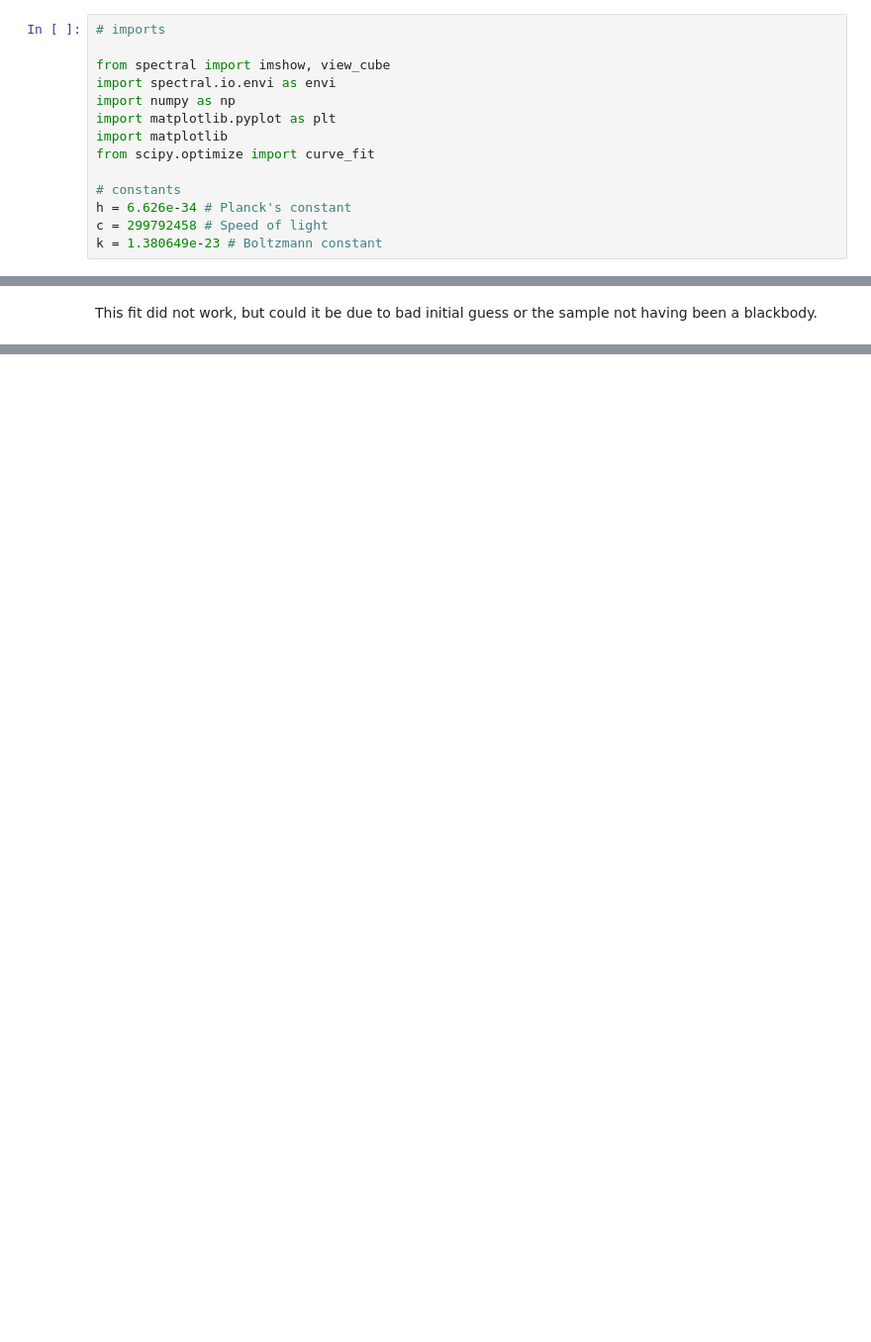
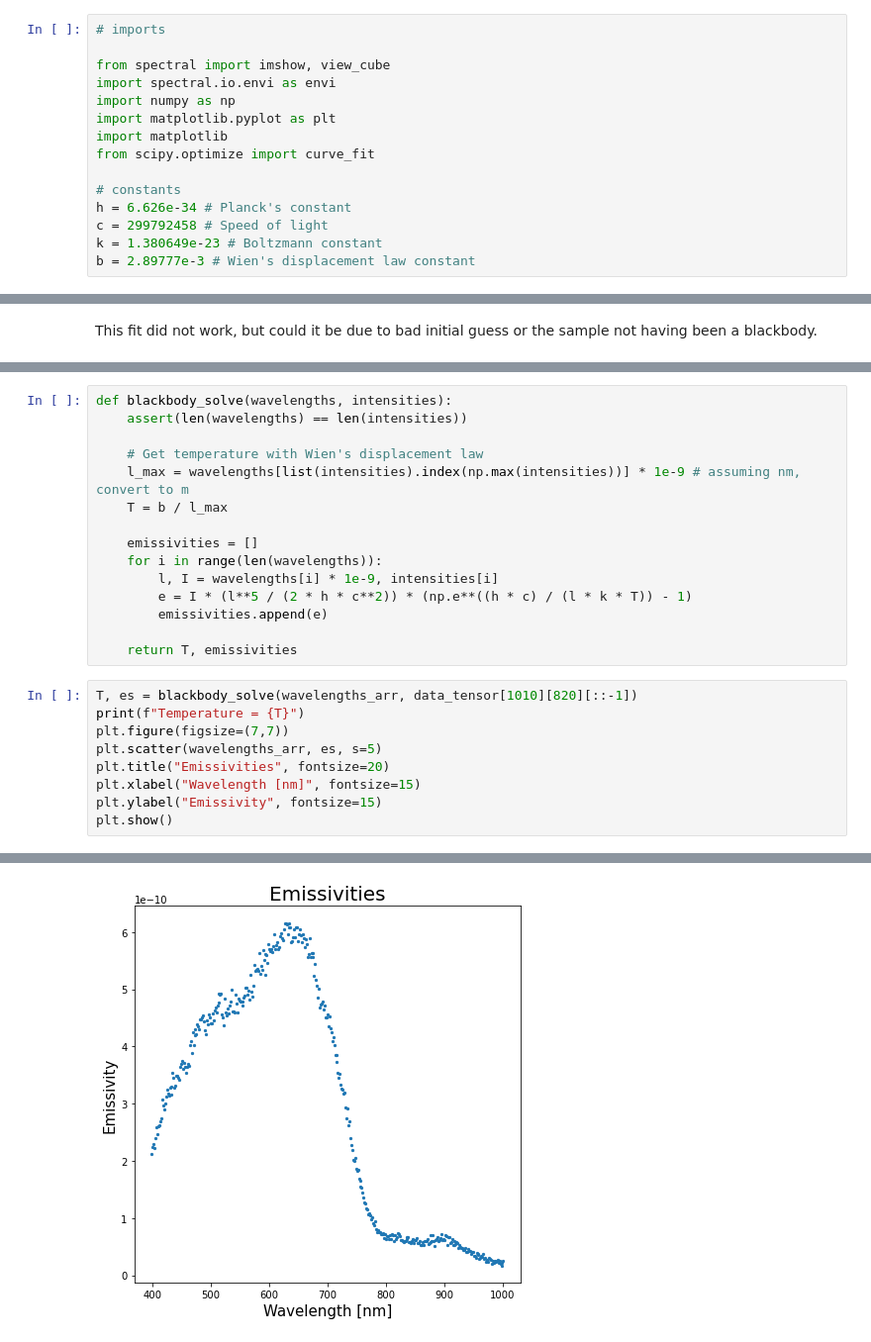
Before and after one commit to NamanJParikh/reu2024-hyperspectral-camera, a Jupyter notebook: analysis/SpectralPy-practice.ipynb, the cells around one changed output, grey strips where cells are left out. Shown at 99% size. Saved outputs shown, nothing was run; the diff lists cells and outputs as text; blank space fills up the shorter version.

Commit message:
Added some code to find temperature and emissivities directly from blackbody physics

```diff
--- a/analysis/SpectralPy-practice.ipynb
+++ b/analysis/SpectralPy-practice.ipynb
@@ -20,6 +20,7 @@ from scipy.optimize import curve_fit
 h = 6.626e-34 # Planck's constant
 c = 299792458 # Speed of light
 k = 1.380649e-23 # Boltzmann constant
+b = 2.89777e-3 # Wien's displacement law constant
 # %%
 # opening the raw data from its ENVI file and header
 
@@ -214,0 +223,25 @@ This fit did not work, but could it be due to bad initial guess or the sample no
+# %%
+def blackbody_solve(wavelengths, intensities):
+    assert(len(wavelengths) == len(intensities))
+
+    # Get temperature with Wien's displacement law
+    l_max = wavelengths[list(intensities).index(np.max(intensities))] * 1e-9 # assuming nm, convert to m
+    T = b / l_max
+
+    emissivities = []
+    for i in range(len(wavelengths)):
+        l, I = wavelengths[i] * 1e-9, intensities[i]
+        e = I * (l**5 / (2 * h * c**2)) * (np.e**((h * c) / (l * k * T)) - 1)
+        emissivities.append(e)
+
+    return T, emissivities
+# %%
+T, es = blackbody_solve(wavelengths_arr, data_tensor[1010][820][::-1])
+print(f"Temperature = {T}")
+plt.figure(figsize=(7,7))
+plt.scatter(wavelengths_arr, es, s=5)
+plt.title("Emissivities", fontsize=20)
+plt.xlabel("Wavelength [nm]", fontsize=15)
+plt.ylabel("Emissivity", fontsize=15)
+plt.show()
+# %% [output]
@@ -214,0 +249 @@ This fit did not work, but could it be due to bad initial guess or the sample no
+[figure, added]
```
Also changed, not shown: parts of 7 cells of this notebook.
